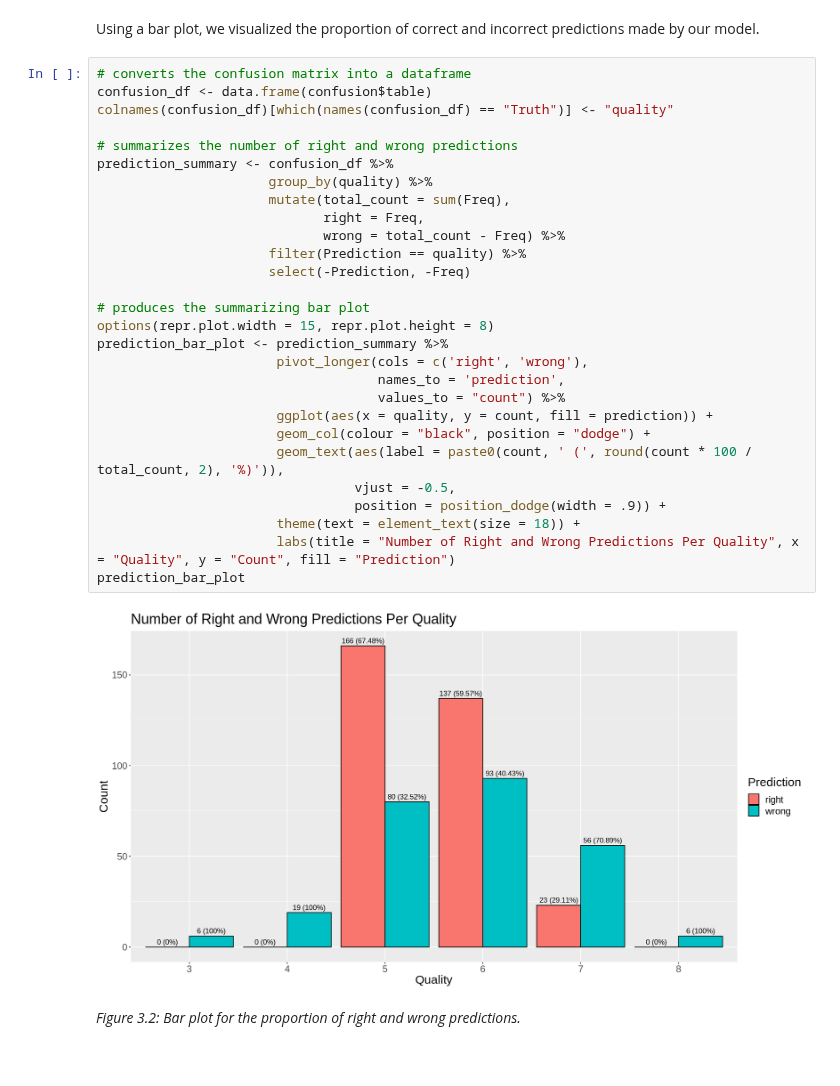
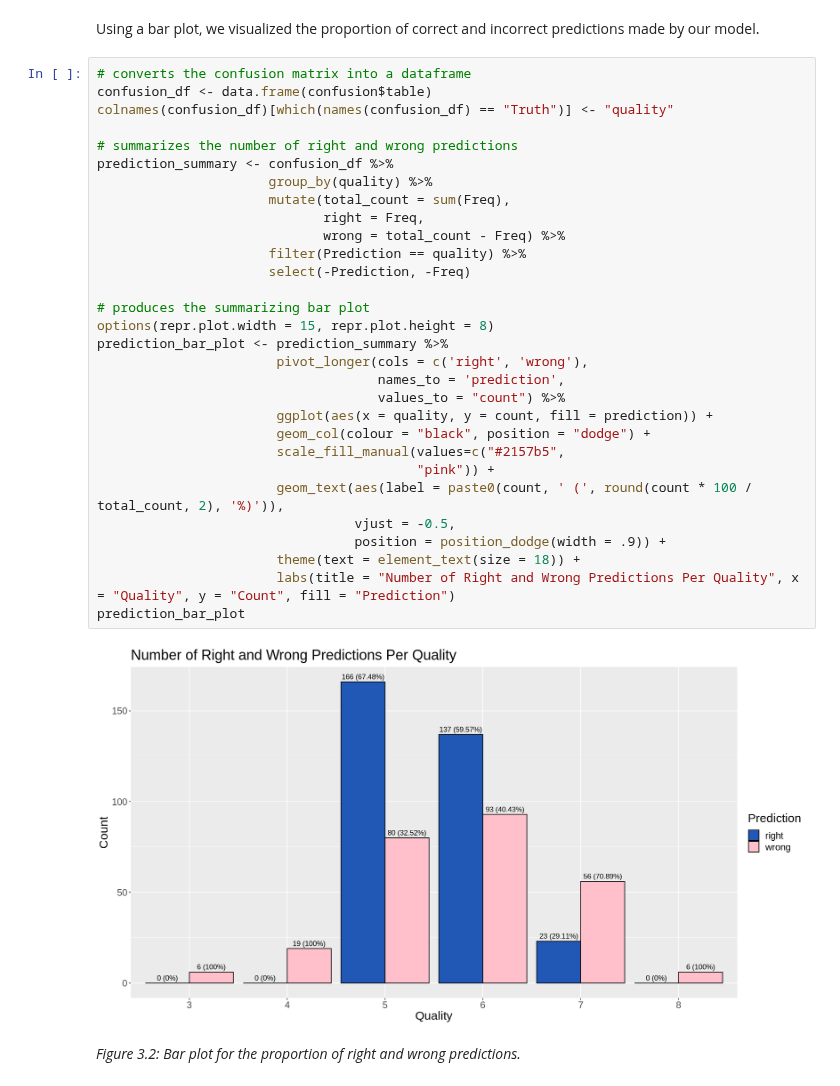
Before and after one commit to jon-chow/DSCI100-WineQualityAnalysis, a Jupyter notebook: FinalReport.ipynb, the cells around one changed output. Drawn from its saved outputs; the diff is of its cells as text.

```diff
--- a/FinalReport.ipynb
+++ b/FinalReport.ipynb
@@ -684,33 +684,35 @@ Using a bar plot, we visualized the proportion of correct and incorrect predicti
 # %%
 # converts the confusion matrix into a dataframe
 confusion_df <- data.frame(confusion$table)
 colnames(confusion_df)[which(names(confusion_df) == "Truth")] <- "quality"
 
 # summarizes the number of right and wrong predictions
 prediction_summary <- confusion_df %>%
                       group_by(quality) %>%
                       mutate(total_count = sum(Freq),
                              right = Freq,
                              wrong = total_count - Freq) %>%
                       filter(Prediction == quality) %>%
                       select(-Prediction, -Freq)
 
 # produces the summarizing bar plot
 options(repr.plot.width = 15, repr.plot.height = 8)
 prediction_bar_plot <- prediction_summary %>%
                        pivot_longer(cols = c('right', 'wrong'),
                                     names_to = 'prediction',
                                     values_to = "count") %>%
                        ggplot(aes(x = quality, y = count, fill = prediction)) +
                        geom_col(colour = "black", position = "dodge") +
+                       scale_fill_manual(values=c("#2157b5",
+                                         "pink")) +
                        geom_text(aes(label = paste0(count, ' (', round(count * 100 / total_count, 2), '%)')),
                                  vjust = -0.5,
                                  position = position_dodge(width = .9)) +
                        theme(text = element_text(size = 18)) +
                        labs(title = "Number of Right and Wrong Predictions Per Quality", x = "Quality", y = "Count", fill = "Prediction")
 prediction_bar_plot
 # %% [output]
-[figure, old version]
+[figure, new version]
 # %% [markdown]
 *Figure 3.2: Bar plot for the proportion of right and wrong predictions.*
 # %%
```
Also changed, not shown: parts of 1 cell of this notebook.
